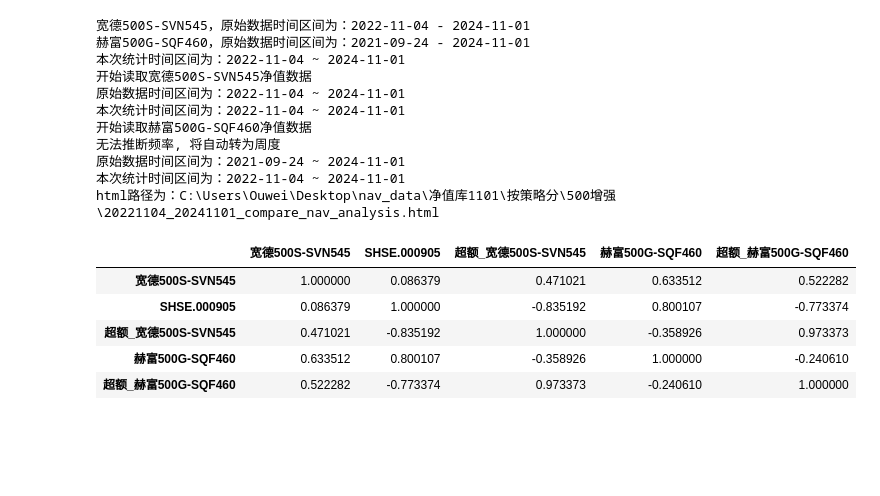
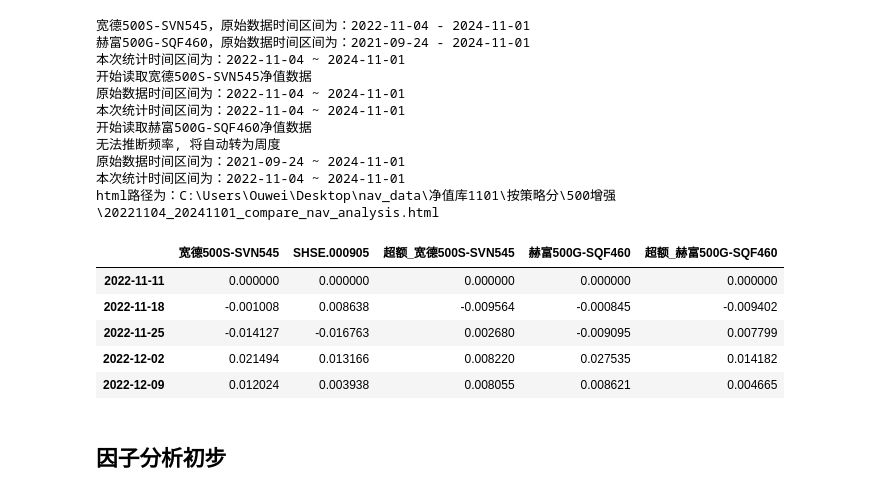
Before and after one commit to Euclid-Jie/nav_analysis, a Jupyter notebook: nav_analysis.ipynb, the cells around one changed output. Saved outputs shown, nothing was run; the diff lists cells and outputs as text; code cells hidden in the pictures; blank space fills up the shorter version.

```diff
--- a/nav_analysis.ipynb
+++ b/nav_analysis.ipynb
@@ -203,12 +203,16 @@ demo.export_html(save=True)
 原始数据时间区间为：2021-09-24 ~ 2024-11-01
 本次统计时间区间为：2022-11-04 ~ 2024-11-01
 html路径为：C:\Users\Ouwei\Desktop\nav_data\净值库1101\按策略分\500增强\20221104_20241101_compare_nav_analysis.html
-# %%
-demo.corr()
-# %% [output]
-|  | 宽德500S-SVN545 | SHSE.000905 | 超额_宽德500S-SVN545 | 赫富500G-SQF460 | 超额_赫富500G-SQF460 |
-| 宽德500S-SVN545 | 1.000000 | 0.086379 | 0.471021 | 0.633512 | 0.522282 |
-| SHSE.000905 | 0.086379 | 1.000000 | -0.835192 | 0.800107 | -0.773374 |
-| 超额_宽德500S-SVN545 | 0.471021 | -0.835192 | 1.000000 | -0.358926 | 0.973373 |
-| 赫富500G-SQF460 | 0.633512 | 0.800107 | -0.358926 | 1.000000 | -0.240610 |
-| 超额_赫富500G-SQF460 | 0.522282 | -0.773374 | 0.973373 | -0.240610 | 1.000000 |
+# %%
+nav_df= demo.nav_df.copy()
+rtn_df = nav_df.pct_change().dropna()
+rtn_df.head()
+# %% [output]
+|  | 宽德500S-SVN545 | SHSE.000905 | 超额_宽德500S-SVN545 | 赫富500G-SQF460 | 超额_赫富500G-SQF460 |
+| 2022-11-11 | 0.000000 | 0.000000 | 0.000000 | 0.000000 | 0.000000 |
+| 2022-11-18 | -0.001008 | 0.008638 | -0.009564 | -0.000845 | -0.009402 |
+| 2022-11-25 | -0.014127 | -0.016763 | 0.002680 | -0.009095 | 0.007799 |
+| 2022-12-02 | 0.021494 | 0.013166 | 0.008220 | 0.027535 | 0.014182 |
+| 2022-12-09 | 0.012024 | 0.003938 | 0.008055 | 0.008621 | 0.004665 |
+# %% [markdown]
+## 因子分析初步
```
Also changed, not shown: parts of 1 cell of this notebook, 2 other files.
